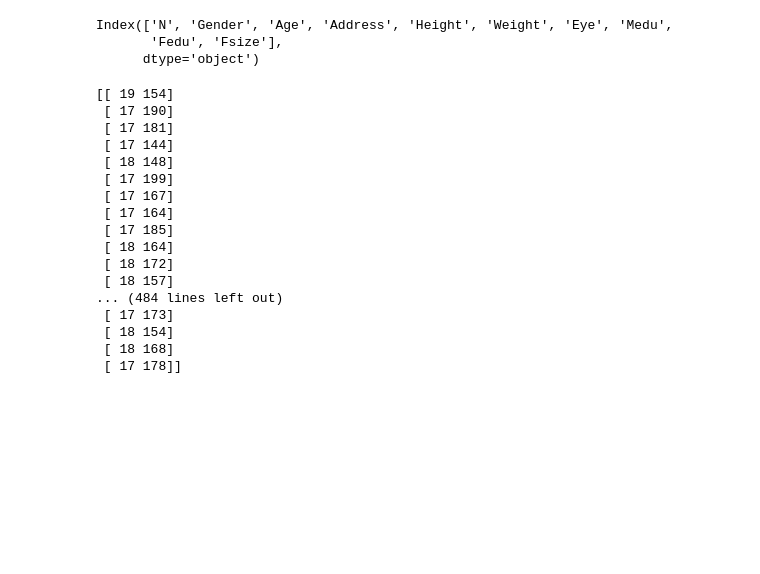
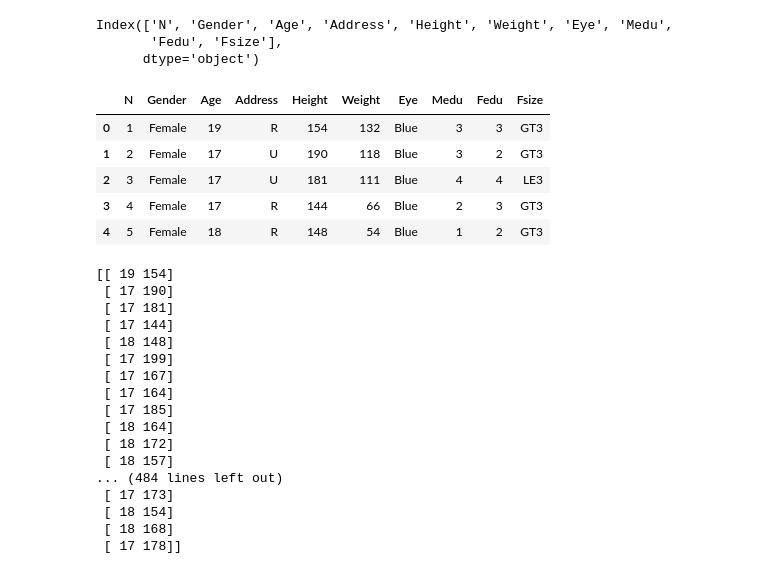
Before and after one commit to megahadi/Data-Mining, a Jupyter notebook: Klasifikasi_Naive_Bayes_Tinggi_dan_Umur_Data_Student.ipynb, the cells around one changed output. Cells and saved outputs as stored; diff of their text form; code cells hidden in the pictures; blank space fills up the shorter version.

```diff
--- a/Klasifikasi_Naive_Bayes_Tinggi_dan_Umur_Data_Student.ipynb
+++ b/Klasifikasi_Naive_Bayes_Tinggi_dan_Umur_Data_Student.ipynb
@@ -12,6 +7,15 @@ dataset.keys()
 Index(['N', 'Gender', 'Age', 'Address', 'Height', 'Weight', 'Eye', 'Medu',
        'Fedu', 'Fsize'],
       dtype='object')
+# %%
+dataset.head()
+# %% [output]
+|  | N | Gender | Age | Address | Height | Weight | Eye | Medu | Fedu | Fsize |
+| 0 | 1 | Female | 19 | R | 154 | 132 | Blue | 3 | 3 | GT3 |
+| 1 | 2 | Female | 17 | U | 190 | 118 | Blue | 3 | 2 | GT3 |
+| 2 | 3 | Female | 17 | U | 181 | 111 | Blue | 4 | 4 | LE3 |
+| 3 | 4 | Female | 17 | R | 144 | 66 | Blue | 2 | 3 | GT3 |
+| 4 | 5 | Female | 18 | R | 148 | 54 | Blue | 1 | 2 | GT3 |
 # %%
 x = dataset.iloc[:,[2,4]].values
 y = dataset.iloc[:,1].values
```
Also changed, not shown: parts of 1 cell of this notebook.
